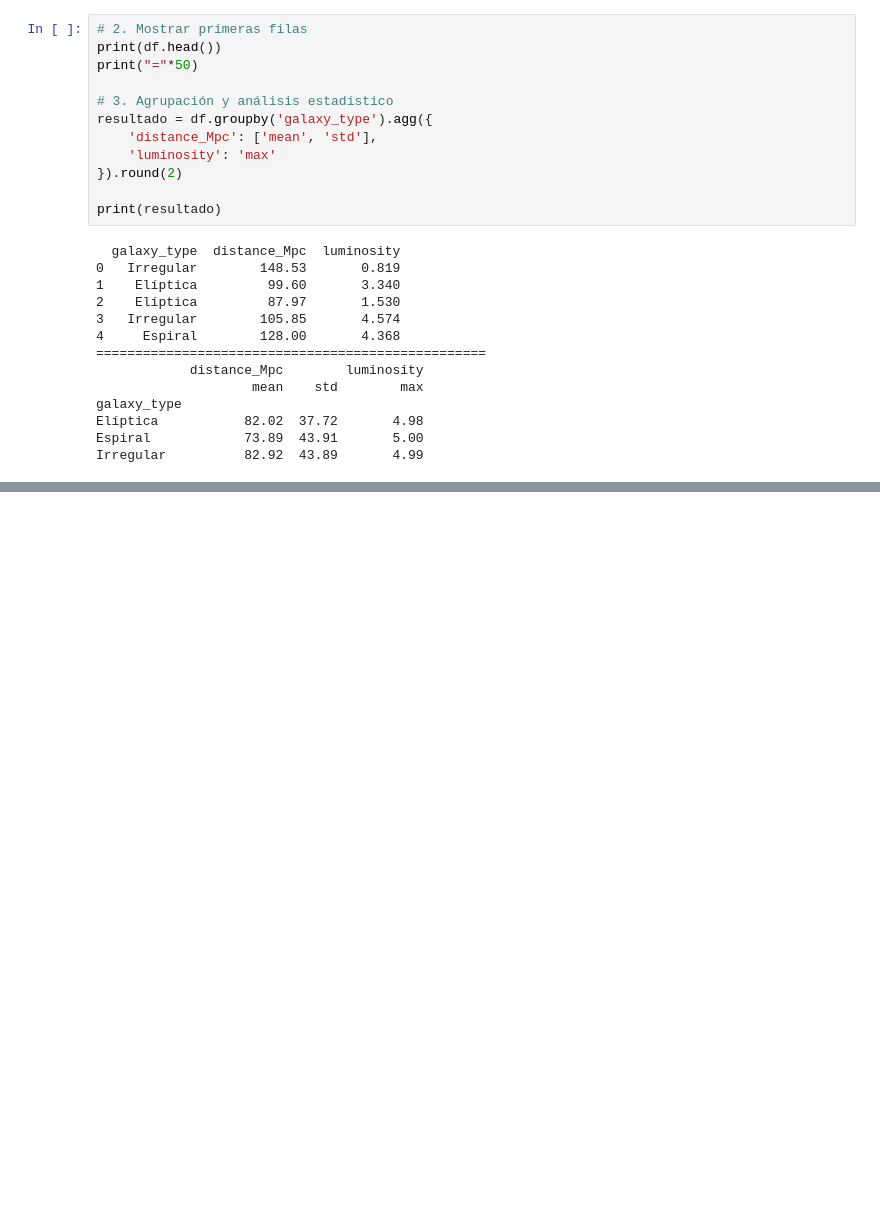
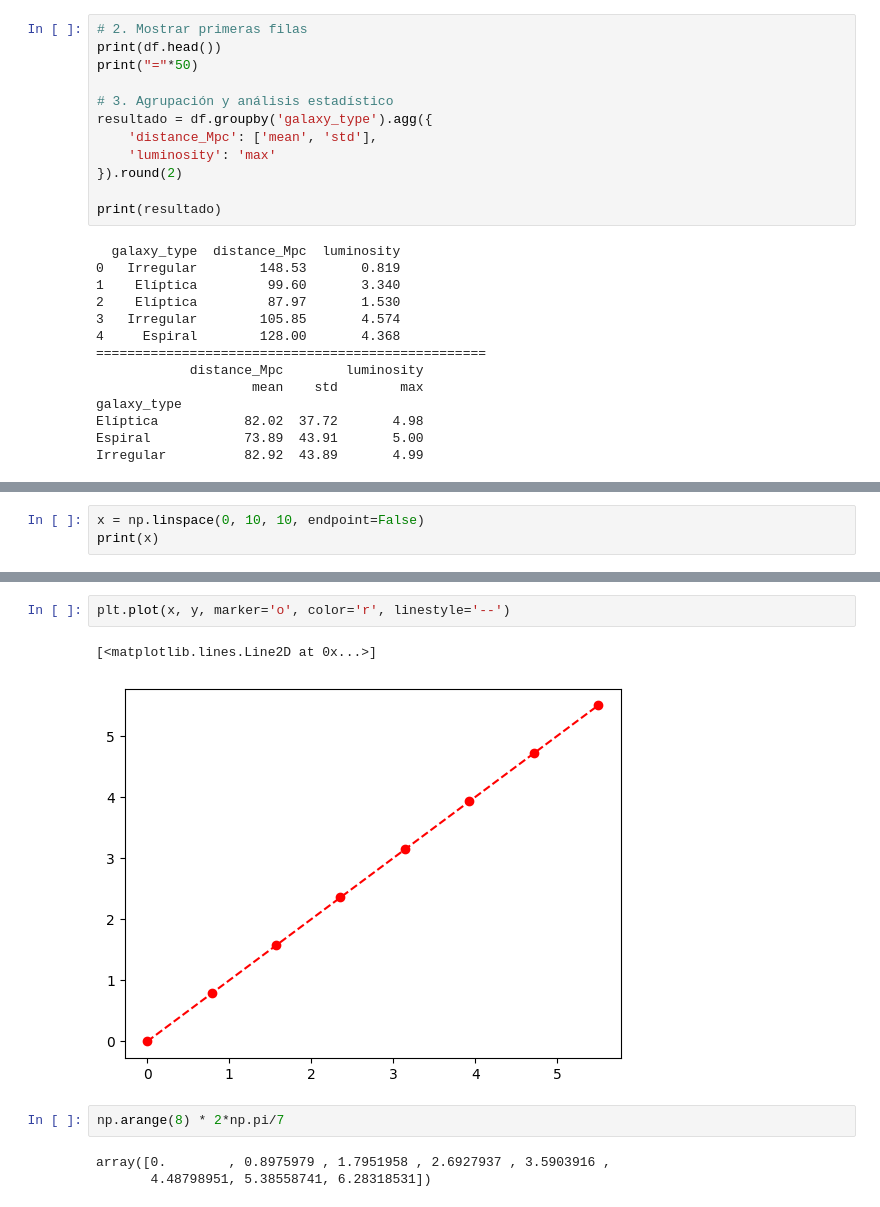
Before and after one commit to jperaltac/pcfi161, a Jupyter notebook: lectures/Test.ipynb, the cells around one changed output, grey strips where cells are left out. Saved outputs shown, nothing was run; the diff lists cells and outputs as text; blank space fills up the shorter version.

```diff
--- a/lectures/Test.ipynb
+++ b/lectures/Test.ipynb
@@ -1108,0 +1184,3 @@ Irregular          82.92  43.89       4.99
+# %%
+x = np.linspace(0, 10, 10, endpoint=False)
+print(x)
@@ -1108,0 +1208,10 @@ Irregular          82.92  43.89       4.99
+# %%
+plt.plot(x, y, marker='o', color='r', linestyle='--')
+# %% [output]
+[<matplotlib.lines.Line2D at 0x...>]
+[figure, added]
+# %%
+np.arange(8) * 2*np.pi/7
+# %% [output]
+array([0.        , 0.8975979 , 1.7951958 , 2.6927937 , 3.5903916 ,
+       4.48798951, 5.38558741, 6.28318531])
```
Also changed, not shown: parts of 35 cells of this notebook, 13 other files.
